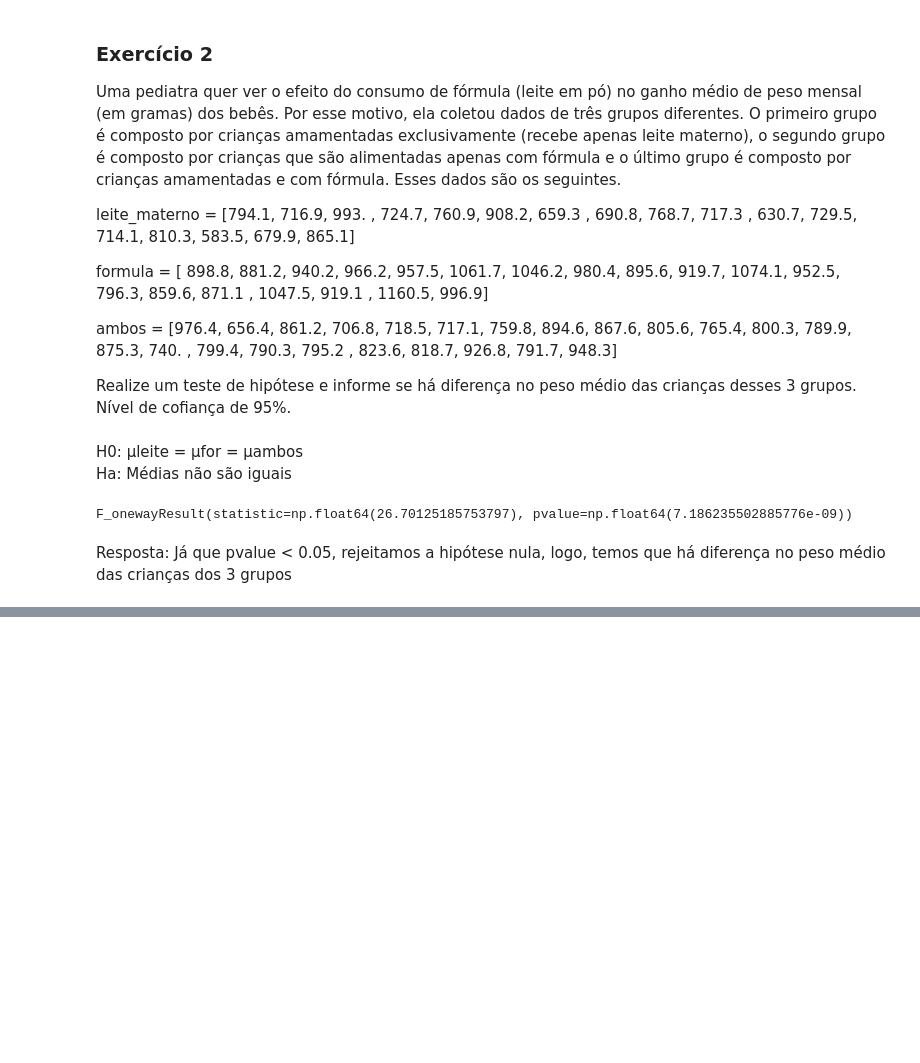
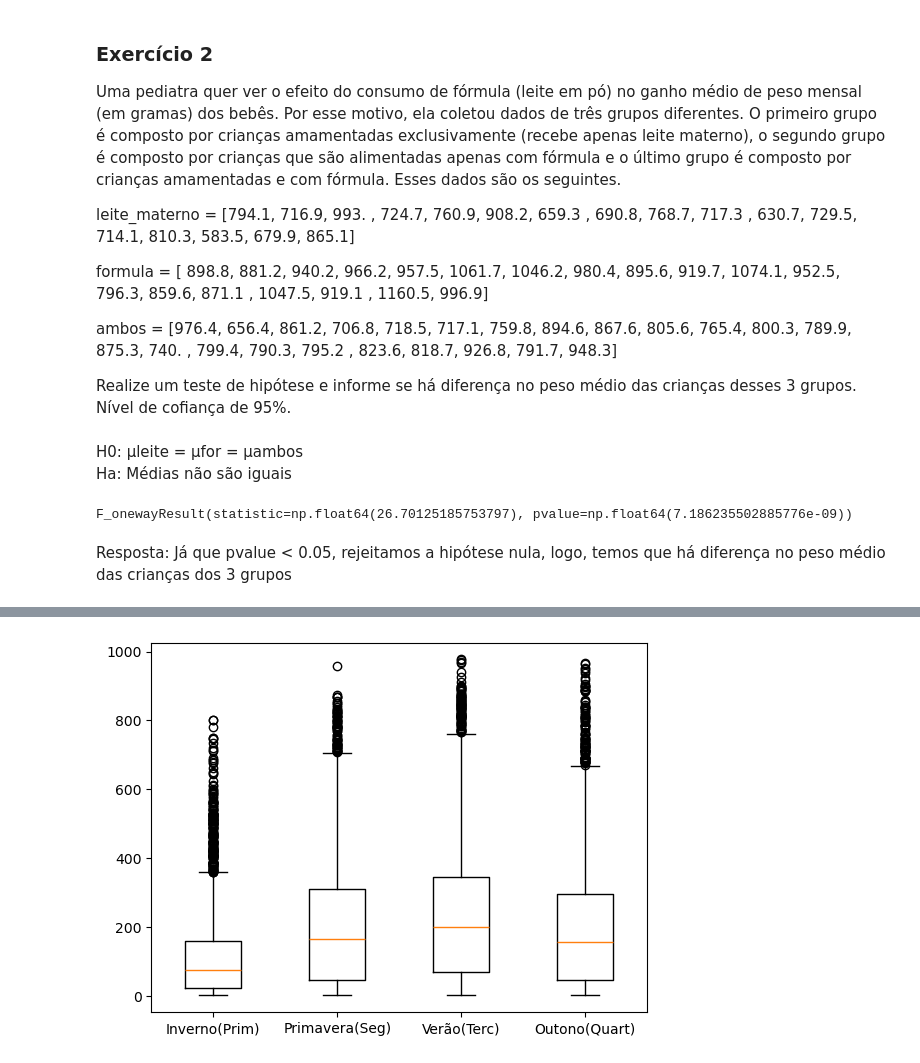
Before and after one commit to JoaoPedroGarciaTorezan/Met-Mat-An-lise-de-Dados, a Jupyter notebook: AnaliseCombinatoria/ANOVA/Aula22.ipynb, the cells around one changed output, grey strips where cells are left out. Cells and saved outputs as stored; diff of their text form; code cells hidden in the pictures; blank space fills up the shorter version.

```diff
--- a/AnaliseCombinatoria/ANOVA/Aula22.ipynb
+++ b/AnaliseCombinatoria/ANOVA/Aula22.ipynb
@@ -128,0 +162,4 @@ Resposta: Já que pvalue < 0.05, rejeitamos a hipótese nula, logo, temos que h
+# %%
+df = pd.read_csv('bike_sharing_hour.csv')
+df['dteday'] = pd.to_datetime(df['dteday'])
+df.head()
@@ -128,0 +173,7 @@ Resposta: Já que pvalue < 0.05, rejeitamos a hipótese nula, logo, temos que h
+# %%
+prim = df[df['season'] == 1]['cnt']
+seg = df[df['season'] == 2]['cnt']
+terc = df[df['season'] == 3]['cnt']
+quart = df[df['season'] == 4]['cnt']
+
+stats.f_oneway(prim, seg, terc, quart)
@@ -128,0 +202,6 @@ Resposta: Já que pvalue < 0.05, rejeitamos a hipótese nula, logo, temos que h
+# %%
+dados2 = [prim, seg, terc, quart]
+
+plt.boxplot(dados2, labels=['Inverno(Prim)', 'Primavera(Seg)', 'Verão(Terc)', 'Outono(Quart)']);
+# %% [output]
+[figure, added]
```
Also changed, not shown: parts of 12 cells of this notebook, 1 other file.
